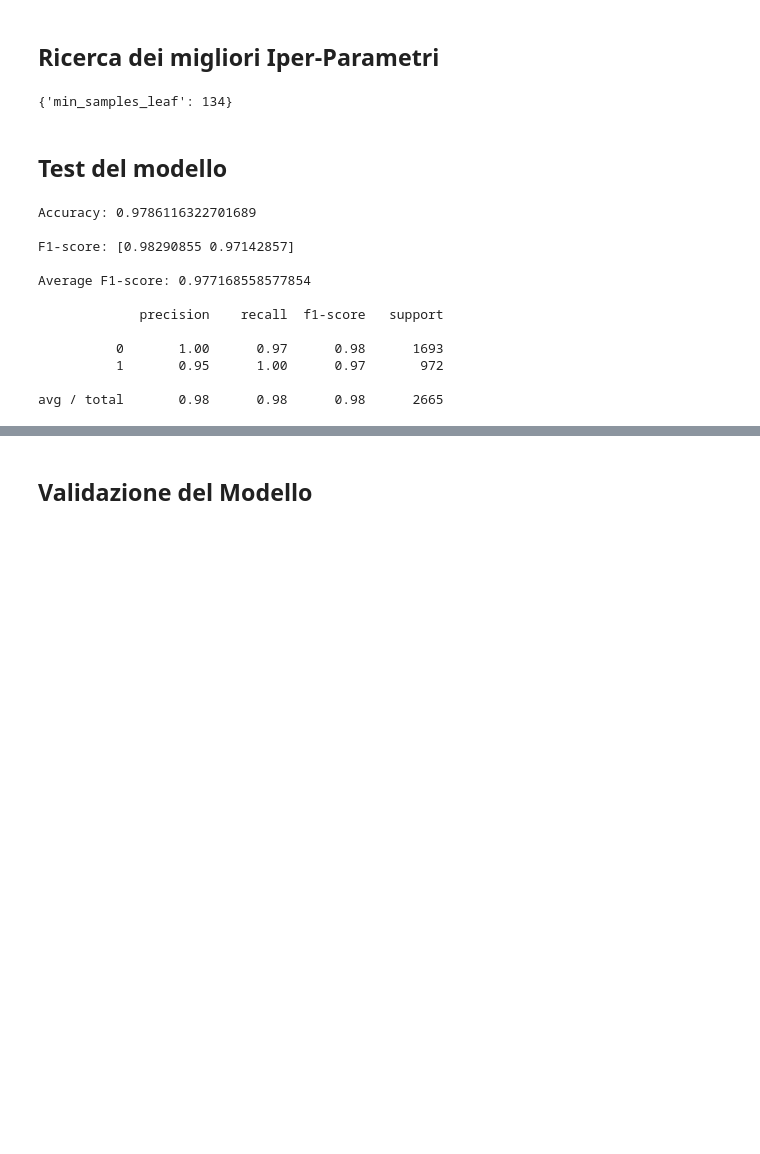
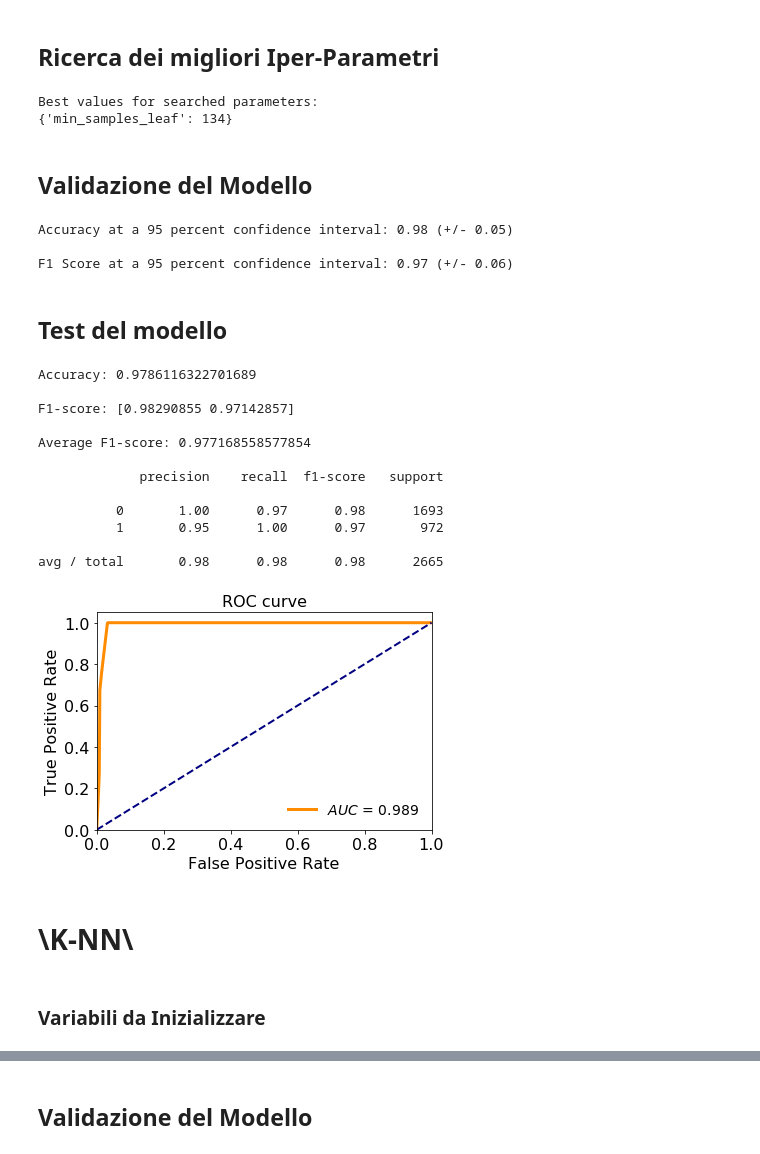
Before and after one commit to lorenzoFerri95/DataMining_Advanced, a Jupyter notebook: Task 1/classification_regression.ipynb, the cells around one changed output, grey strips where cells are left out. Saved outputs shown, nothing was run; the diff lists cells and outputs as text; code cells hidden in the pictures; blank space fills up the shorter version.

Commit message:
classification_regression_2

```diff
--- a/Task 1/classification_regression.ipynb
+++ b/Task 1/classification_regression.ipynb
@@ -82,39 +75,50 @@ model.get_params(deep=False)
 #setta il range in cui devono essere cercati gli iper-parametri migliori peril modello
 
 params_domain_dic = {'min_samples_leaf': range(1,150)}
+
+
+#setta il numero di terazioni che l'algoritmo Random Search deve eseguire per trovare i parametri migliori
+
+iterN = 100
 # %% [markdown]
 ## Ricerca dei migliori Iper-Parametri
 # %%
-clf = RandomizedSearchCV(model, param_distributions=params_domain_dic, n_iter=100, scoring='f1_macro', random_state=0)
+search = RandomizedSearchCV(model, param_distributions=params_domain_dic, n_iter=iterN, scoring='f1_macro', random_state=0)
 
-clf.fit(X_train, y_train)
+search.fit(X_train, y_train)
 
-best_params = clf.best_params_
-best_params
+best_params = search.best_params_
+print('Best values for searched parameters: ', best_params, sep='\n')
+
+clf = search.best_estimator_
 # %% [output]
+Best values for searched parameters:
 {'min_samples_leaf': 134}
+# %% [markdown]
+## Validazione del Modello
+# %%
+model_evaluation.classifier_validate(clf, X_train, y_train)
+# %% [output]
+Accuracy at a 95 percent confidence interval: 0.98 (+/- 0.05)
+
+F1 Score at a 95 percent confidence interval: 0.97 (+/- 0.06)
 # %% [markdown]
 ## Test del modello
-# %%
-y_pred = clf.predict(X_test)
-
-print('Accuracy: %s' % accuracy_score(y_test, y_pred))
-print()
-print('F1-score: %s' % f1_score(y_test, y_pred, average=None))
-print()
-print('Average F1-score: %s' % clf.score(X_test, y_test))
-print()
-print(classification_report(y_test, y_pred))
-# %% [output]
-Accuracy: 0.9786116322701689
-
-F1-score: [0.98290855 0.97142857]
-
-Average F1-score: 0.977168558577854
-
-             precision    recall  f1-score   support
-
-          0       1.00      0.97      0.98      1693
-          1       0.95      1.00      0.97       972
-
-avg / total       0.98      0.98      0.98      2665
+# %%
+model_evaluation.classifier_test(clf, X_test, y_test)
+# %% [output]
+Accuracy: 0.9786116322701689
+
+F1-score: [0.98290855 0.97142857]
+
+Average F1-score: 0.977168558577854
+
+             precision    recall  f1-score   support
+
+          0       1.00      0.97      0.98      1693
+          1       0.95      1.00      0.97       972
+
+avg / total       0.98      0.98      0.98      2665
+[figure, added]
+# %% [markdown]
+# \K-NN\
@@ -120,0 +127,2 @@ avg / total       0.98      0.98      0.98      2665
+# %% [markdown]
+### Variabili da Inizializzare
```
Also changed, not shown: parts of 53 cells of this notebook, 2 other files.
